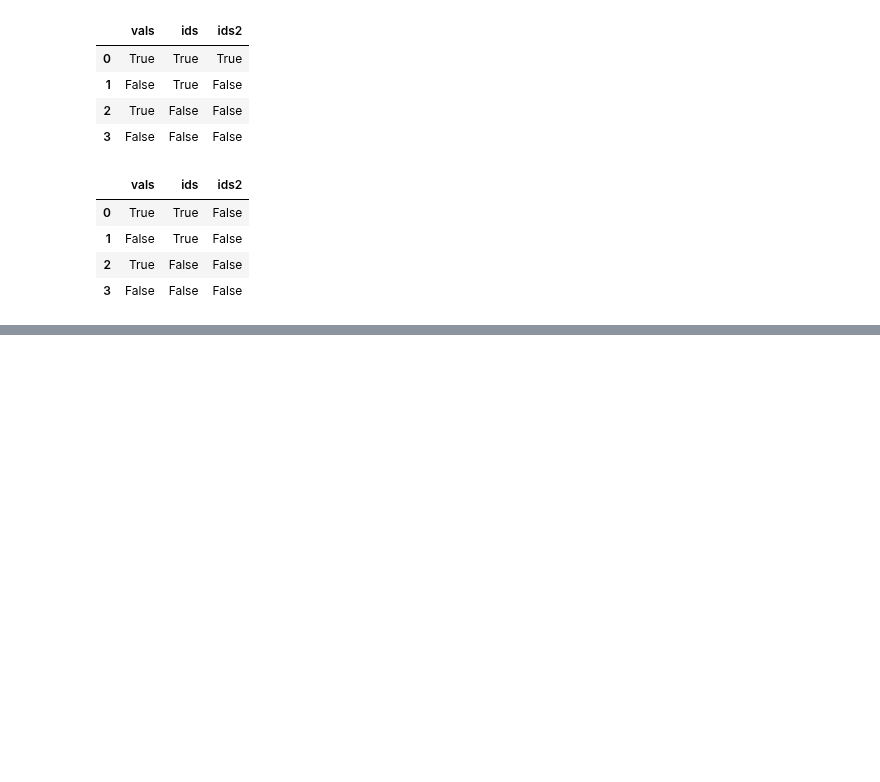
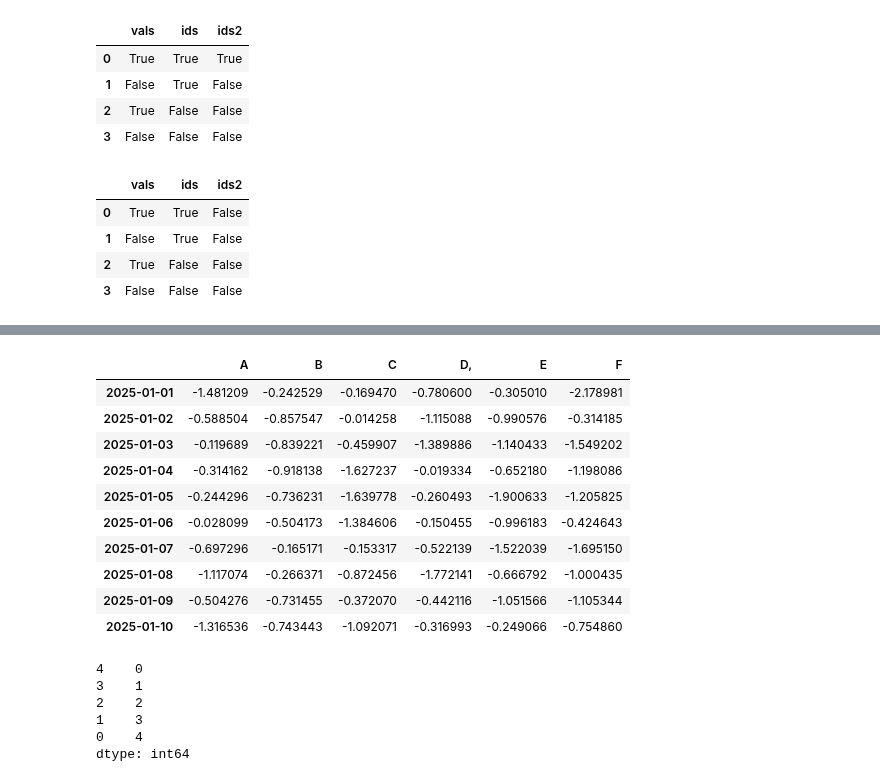
Before and after one commit to manasesmutembei11/ML, a Jupyter notebook: pandas/indexing_and_selecting.ipynb, the cells around one changed output, grey strips where cells are left out. Drawn from its saved outputs; the diff is of its cells as text; code cells hidden in the pictures; blank space fills up the shorter version.

```diff
--- a/pandas/indexing_and_selecting.ipynb
+++ b/pandas/indexing_and_selecting.ipynb
@@ -749,0 +807,25 @@ df.isin(values)
+# %%
+df.where(df<0, -df)
+# %% [output]
+|  | A | B | C | D, | E | F |
+| 2025-01-01 | -1.481209 | -0.242529 | -0.169470 | -0.780600 | -0.305010 | -2.178981 |
+| 2025-01-02 | -0.588504 | -0.857547 | -0.014258 | -1.115088 | -0.990576 | -0.314185 |
+| 2025-01-03 | -0.119689 | -0.839221 | -0.459907 | -1.389886 | -1.140433 | -1.549202 |
+| 2025-01-04 | -0.314162 | -0.918138 | -1.627237 | -0.019334 | -0.652180 | -1.198086 |
+| 2025-01-05 | -0.244296 | -0.736231 | -1.639778 | -0.260493 | -1.900633 | -1.205825 |
+| 2025-01-06 | -0.028099 | -0.504173 | -1.384606 | -0.150455 | -0.996183 | -0.424643 |
+| 2025-01-07 | -0.697296 | -0.165171 | -0.153317 | -0.522139 | -1.522039 | -1.695150 |
+| 2025-01-08 | -1.117074 | -0.266371 | -0.872456 | -1.772141 | -0.666792 | -1.000435 |
+| 2025-01-09 | -0.504276 | -0.731455 | -0.372070 | -0.442116 | -1.051566 | -1.105344 |
+| 2025-01-10 | -1.316536 | -0.743443 | -1.092071 | -0.316993 | -0.249066 | -0.754860 |
+# %%
+s2 = s.copy()
+s2[s2< 0] = 0
+s2
+# %% [output]
+4    0
+3    1
+2    2
+1    3
+0    4
+dtype: int64
```
Also changed, not shown: parts of 6 cells of this notebook.
